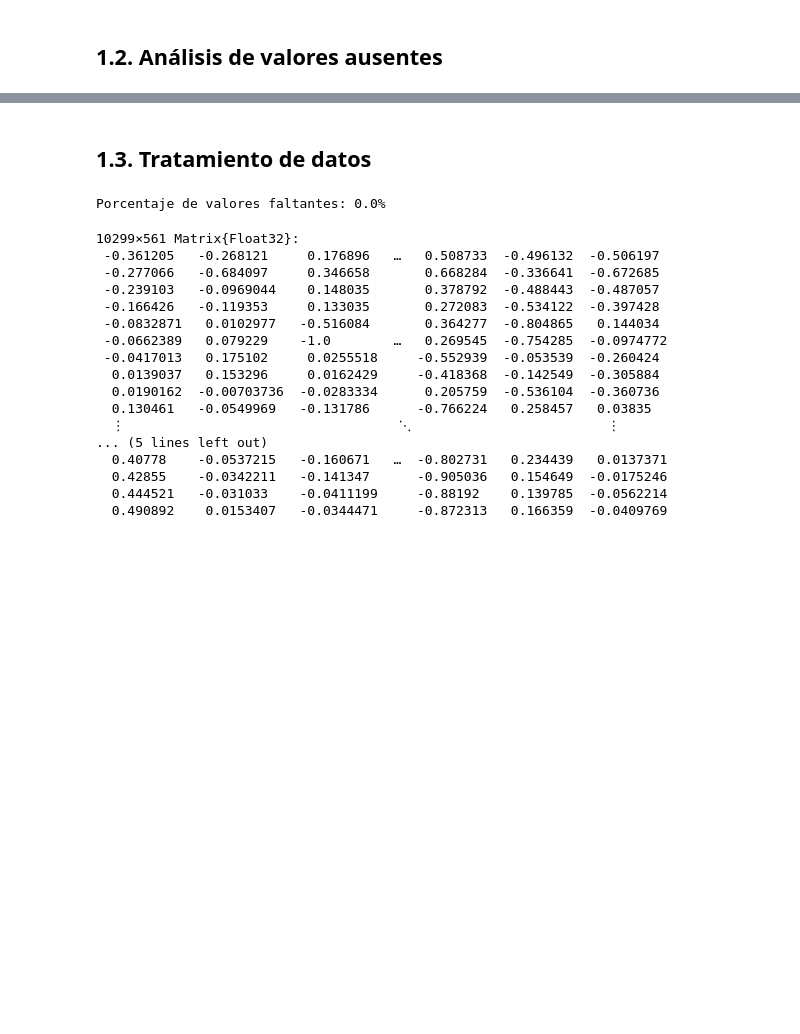
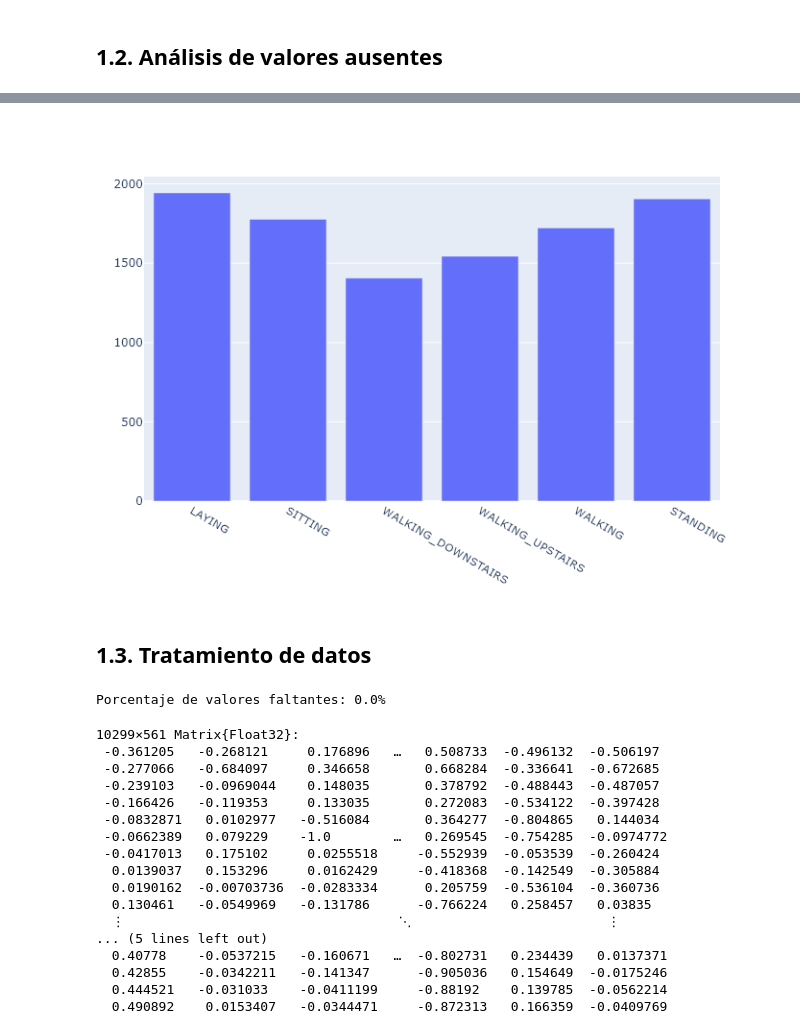
Before and after one commit to rodrigogarciar1/MAAAI, a Jupyter notebook: PracticaFinal/P2_Notebook.ipynb, the cells around one changed output, grey strips where cells are left out. Saved outputs shown, nothing was run; the diff lists cells and outputs as text; code cells hidden in the pictures; blank space fills up the shorter version.

```diff
--- a/PracticaFinal/P2_Notebook.ipynb
+++ b/PracticaFinal/P2_Notebook.ipynb
@@ -61,3 +90,10 @@ Porcentaje de valores faltantes: 1.002%
+# %%
+unique_targets = unique(targets)
+indicesPerTarget =
+    [findall(==(s), targets) for s in unique_targets]
+plot(bar(x = unique(targets), y = length.(indicesPerTarget)))
+# %% [output]
+[figure, added]
 # %% [markdown]
 ## 1.3. Tratamiento de datos
 # %%
```
Also changed, not shown: parts of 8 cells of this notebook, 1 other file.
